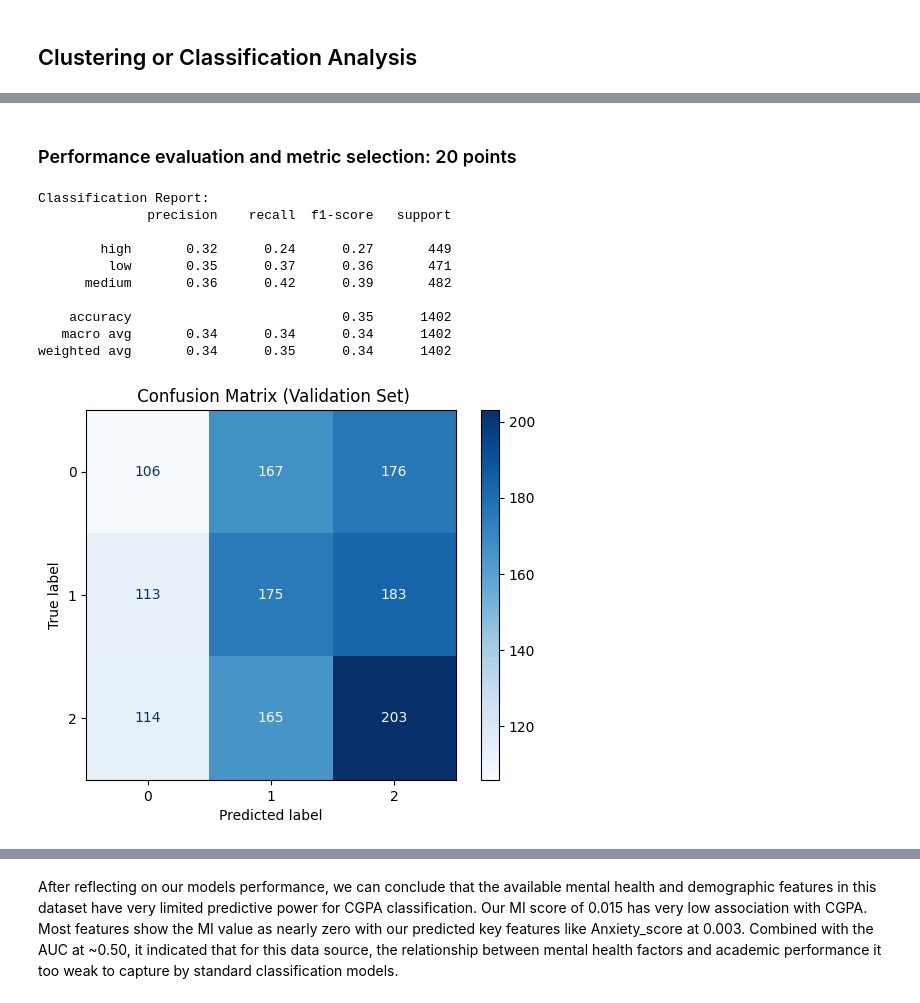
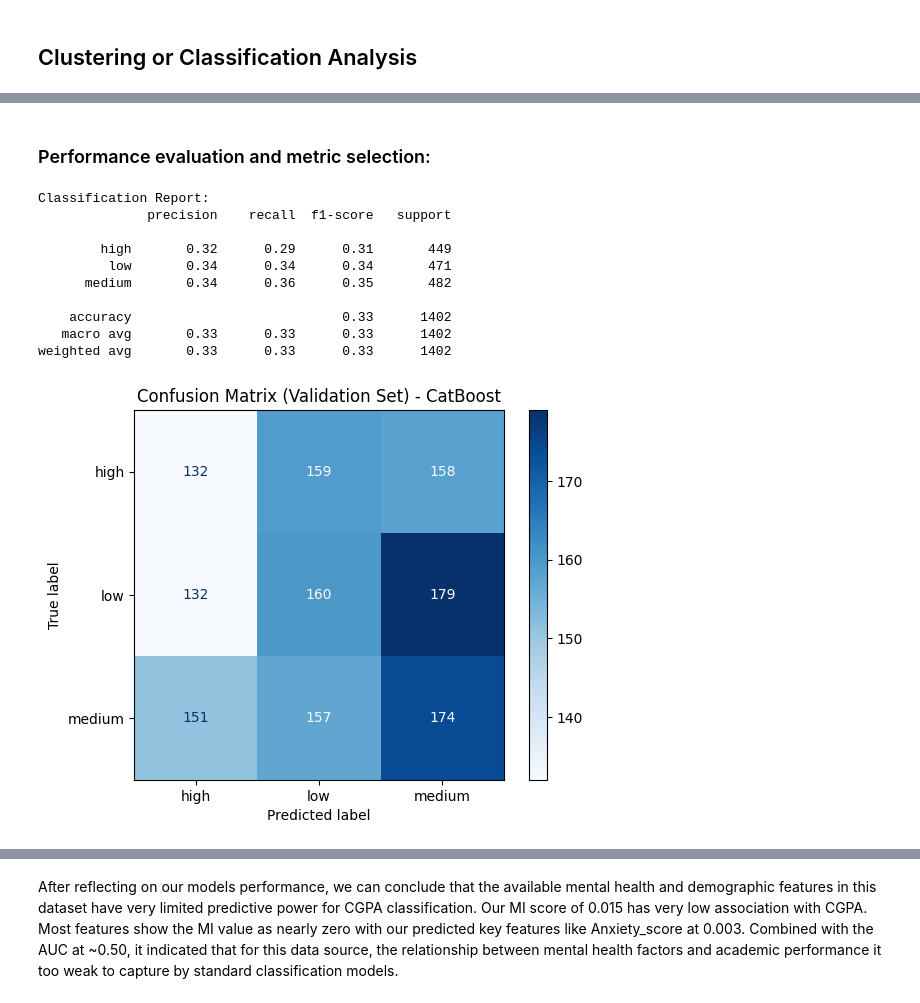
Before and after one commit to rebeccafalash/project_3_618, a Jupyter notebook: project3.ipynb, the cells around one changed output, grey strips where cells are left out. Saved outputs shown, nothing was run; the diff lists cells and outputs as text; code cells hidden in the pictures.

Commit message:
format changes and updating results code

```diff
--- a/project3.ipynb
+++ b/project3.ipynb
@@ -524,0 +506,28 @@ Validation ROC AUC:  0.4931
+# %%
+final_pipe = CatBoostClassifier(
+    **grid_search.best_params_,
+    auto_class_weights="Balanced",
+    verbose=0,
+    random_state=42
+)
+
+final_pipe.fit(X_train_cat_prep, y_train_enc)
+
+y_pred_val_enc = final_pipe.predict(X_test_cat_prep).astype(int).ravel()
+y_proba_val = final_pipe.predict_proba(X_test_cat_prep)
+
+val_acc = accuracy_score(y_test_enc, y_pred_val_enc)
+val_auc = roc_auc_score(y_test_enc, y_proba_val, multi_class="ovr", average="weighted")
+
+print("Selected model: CatBoost")
+print(f"Validation Accuracy: {val_acc:.4f}")
+print(f"Validation ROC AUC:  {val_auc:.4f}")
+
+catboost_test_acc = val_acc
+catboost_test_auc = val_auc
+
+print("Final tuned model: CatBoost")
+print(f"Best parameters: {grid_search.best_params_}")
+print(f"Best CV Accuracy (5-fold): {catboost_cv_acc:.4f}")
+print(f"Validation Accuracy: {catboost_test_acc:.4f}")
+print(f"Validation ROC AUC (weighted OVR): {catboost_test_auc:.4f}")
@@ -525,25 +543,27 @@ Validation ROC AUC:  0.4931
 # %% [markdown]
-### Performance evaluation and metric selection: 20 points
+### Performance evaluation and metric selection:
 # %%
-print('\nClassification Report:')
-print(classification_report(y_test, y_pred_val))
+y_pred_val_labels = target_le.inverse_transform(y_pred_val_enc)
 
-cm = confusion_matrix(y_test, y_pred_val)
-disp = ConfusionMatrixDisplay(confusion_matrix=cm)
-disp.plot(cmap='Blues', values_format='d')
-plt.title(' Confusion Matrix (Validation Set)')
+print("\nClassification Report:")
+print(classification_report(y_test, y_pred_val_labels))
+
+cm = confusion_matrix(y_test, y_pred_val_labels, labels=target_le.classes_)
+disp = ConfusionMatrixDisplay(confusion_matrix=cm, display_labels=target_le.classes_)
+disp.plot(cmap="Blues", values_format="d")
+plt.title("Confusion Matrix (Validation Set) - CatBoost")
 plt.show()
 # %% [output]
 Classification Report:
               precision    recall  f1-score   support
 
-        high       0.32      0.24      0.27       449
-         low       0.35      0.37      0.36       471
-      medium       0.36      0.42      0.39       482
+        high       0.32      0.29      0.31       449
+         low       0.34      0.34      0.34       471
+      medium       0.34      0.36      0.35       482
 
-    accuracy                           0.35      1402
-   macro avg       0.34      0.34      0.34      1402
-weighted avg       0.34      0.35      0.34      1402
+    accuracy                           0.33      1402
+   macro avg       0.33      0.33      0.33      1402
+weighted avg       0.33      0.33      0.33      1402
-[figure, old version]
+[figure, new version]
 # %%
 print("Class balance:", y_train.value_counts(normalize=True).sort_index())
```
Also changed, not shown: parts of 31 cells of this notebook, 4 other files.
